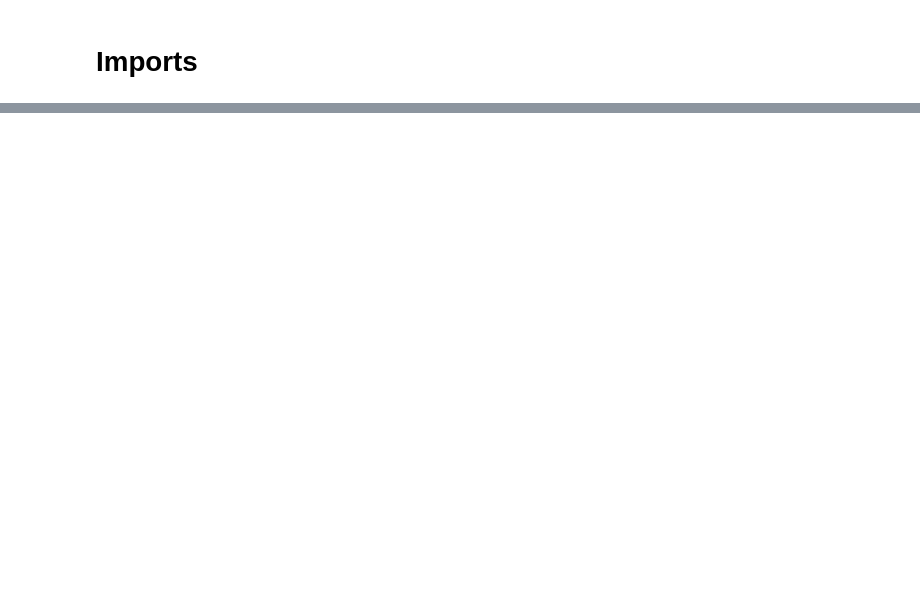
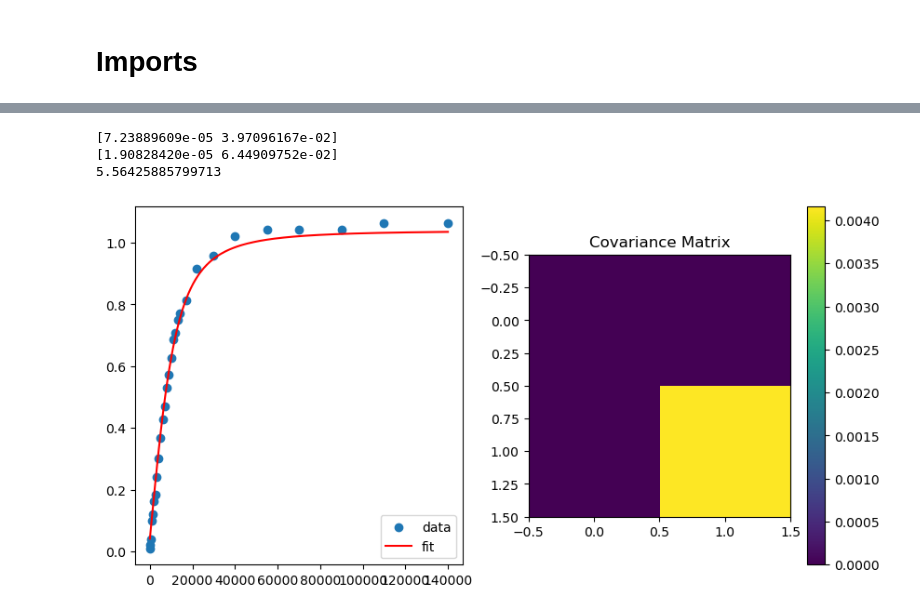
Before and after one commit to Yedi278/Lab2, a Jupyter notebook: Circuiti_3/RC.ipynb, the cells around one changed output, grey strips where cells are left out. Saved outputs shown, nothing was run; the diff lists cells and outputs as text; code cells hidden in the pictures; blank space fills up the shorter version.

```diff
--- a/Circuiti_3/RC.ipynb
+++ b/Circuiti_3/RC.ipynb
@@ -49,3 +92,6 @@ plt.scatter(freqs,mods)
 # %%
 def H_R(w,R,C, a):
     return w*R*C/np.sqrt(1+(w**2 * R**2 * C**2)) + a
+# %%
+def H_R_2(w,tau, a):
+    return w*tau/np.sqrt(1+(w**2 * tau**2)) + a
@@ -51,0 +104,12 @@ def H_R(w,R,C, a):
+# %%
+f = Fit(freqs, V_res_all, H_R_2, 0.2, kwargs={'tau':1e-3, 'a':0.07})
+f.fit(scipy=True)
+f.visualize()
+print(f.values)
+print(f.errors)
+print(f.fval / f.ndof)
+# %% [output]
+[7.23889609e-05 3.97096167e-02]
+[1.90828420e-05 6.44909752e-02]
+5.56425885799713
+[figure, added]
```
Also changed, not shown: parts of 17 cells of this notebook, 32 other files.
